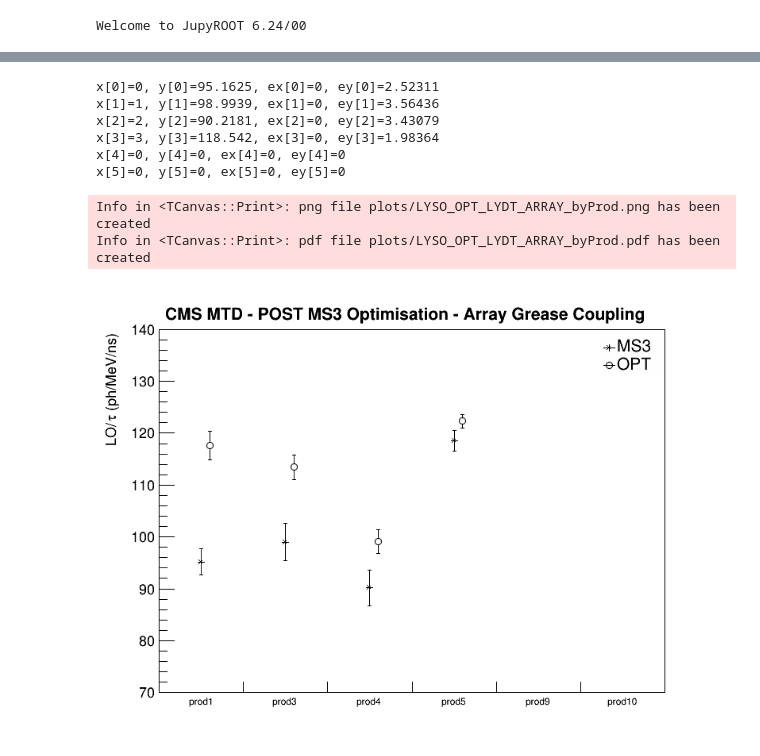
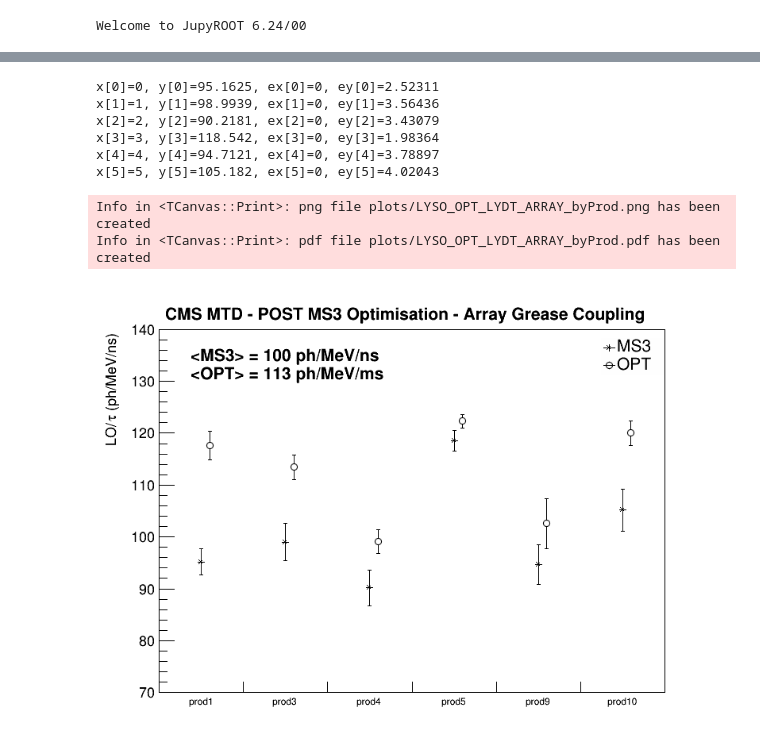
Before and after one commit to cquarant/LO_analysis, a Jupyter notebook: LYSO_OPT_array.ipynb, the cells around one changed output, grey strips where cells are left out. Drawn from its saved outputs; the diff is of its cells as text; code cells hidden in the pictures.

```diff
--- a/LYSO_OPT_array.ipynb
+++ b/LYSO_OPT_array.ipynb
@@ -10,6 +12,8 @@ g={}
 for tag in ['MS3','OPT']:
     for t in ['lyAbs','lyNorm','tau','lyDT']:
         g['%s_%s_PMT'%(t,tag)]=files['PMT'].Get('%s_%s'%(t,tag))
+g['LY_MS3_DRY']=files['MS3_DRY'].Get('ly_array')
+g['LY_OPT_DRY']=files['OPT_DRY'].Get('LY_OPT_DRY')
 # %%
 arrays={}
 arrays['MS3']={
@@ -17,6 +21,8 @@ arrays['MS3']={
     586:{'file':'data/tree_FirstRun006096_LastRun006099_ARRAY000586_OVSCAN_SUMMARY.root','prod':3},
     708:{'file':'data/tree_FirstRun006108_LastRun006111_ARRAY000708_OVSCAN_SUMMARY.root','prod':4},
     531:{'file':'data/tree_FirstRun006120_LastRun006123_ARRAY000531_OVSCAN_SUMMARY.root','prod':5},
+    606:{'file':'data/tree_FirstRun006134_LastRun006137_ARRAY000606_OVSCAN_SUMMARY.root','prod':9},
+    481:{'file':'data/tree_FirstRun006152_LastRun006155_ARRAY000481_OVSCAN_SUMMARY.root','prod':10},
 }
 
 arrays['OPT']={
@@ -24,6 +30,8 @@ arrays['OPT']={
     805:{'file':'data/tree_FirstRun006102_LastRun006105_ARRAY000805_OVSCAN_SUMMARY.root','prod':3},
     799:{'file':'data/tree_FirstRun006114_LastRun006117_ARRAY000799_OVSCAN_SUMMARY.root','prod':4},
     800:{'file':'data/tree_FirstRun006126_LastRun006129_ARRAY000800_OVSCAN_SUMMARY.root','prod':5},
+    803:{'file':'data/tree_FirstRun006146_LastRun006149_ARRAY000803_OVSCAN_SUMMARY.root','prod':9},
+    796:{'file':'data/tree_FirstRun006158_LastRun006161_ARRAY000796_OVSCAN_SUMMARY.root','prod':10}
 }
 
 map_prod={
@@ -114,0 +236,16 @@ Info in <TCanvas::Print>: pdf file plots/LYSO_OPT_LY_ARRAY_byProd.pdf has been c
+# %%
+g['LY_DRY_GREASE_MS3'].Print()
+g['LY_DRY_GREASE_MS3'].Draw("AP*")
+g['LY_DRY_GREASE_MS3'].GetHistogram().GetYaxis().SetLimits(1.2,1.9)
+g['LY_DRY_GREASE_MS3'].GetHistogram().GetYaxis().SetRangeUser(1.2,1.9)
+g['LY_DRY_GREASE_MS3'].GetHistogram().GetYaxis().SetTitle("rel LO GREASE/DRY")
+g['LY_DRY_GREASE_OPT'].SetMarkerStyle(24)
+g['LY_DRY_GREASE_OPT'].SetMarkerSize(1.2)
+g['LY_DRY_GREASE_OPT'].Draw("PSAME")
+l.Draw()
+tL.DrawLatexNDC(0.11,0.92,'CMS MTD - POST MS3 Optimisation - Array Dry/Grease coupling')
+tL.DrawLatexNDC(0.15,0.83,'<MS3> = %.2f'%R.TMath.Mean(6,g['LY_DRY_GREASE_MS3'].GetY()))
+tL.DrawLatexNDC(0.15,0.79,'<OPT> = %.2f'%R.TMath.Mean(6,g['LY_DRY_GREASE_OPT'].GetY()))
+c1.Draw()
+for ext in ['png','pdf']:
+    c1.SaveAs('plots/LYSO_OPT_LY_DRY_GREASE_ARRAY_byProd.%s'%ext)
@@ -138,0 +288,16 @@ Info in <TCanvas::Print>: pdf file plots/LYSO_OPT_sigmaT_ARRAY_byProd.pdf has be
+# %%
+g['sigmaT_4V_MS3'].Print()
+g['sigmaT_4V_MS3'].Draw("AP*")
+g['sigmaT_4V_MS3'].GetHistogram().GetYaxis().SetLimits(90,150)
+g['sigmaT_4V_MS3'].GetHistogram().GetYaxis().SetRangeUser(90,150)
+g['sigmaT_4V_MS3'].GetHistogram().GetYaxis().SetTitle("#sigma_{t} @ 4V (ps)")
+g['sigmaT_4V_OPT'].SetMarkerStyle(24)
+g['sigmaT_4V_OPT'].SetMarkerSize(1.2)
+g['sigmaT_4V_OPT'].Draw("PSAME")
+l.Draw()
+tL.DrawLatexNDC(0.11,0.92,'CMS MTD - POST MS3 Optimisation - Array Grease coupling')
+tL.DrawLatexNDC(0.15,0.83,'<MS3> = %.0f ps'%R.TMath.Mean(6,g['sigmaT_4V_MS3'].GetY()))
+tL.DrawLatexNDC(0.15,0.79,'<OPT> = %.0f ps'%R.TMath.Mean(6,g['sigmaT_4V_OPT'].GetY()))
+c1.Draw()
+for ext in ['png','pdf']:
+    c1.SaveAs('plots/LYSO_OPT_sigmaT4V_ARRAY_byProd.%s'%ext)
@@ -139,27 +314,29 @@ Info in <TCanvas::Print>: pdf file plots/LYSO_OPT_sigmaT_ARRAY_byProd.pdf has be
 # %%
 g['LYDT_MS3'].Print()
 g['LYDT_MS3'].Draw("AP*")
 g['LYDT_MS3'].GetHistogram().GetYaxis().SetLimits(70,140)
 g['LYDT_MS3'].GetHistogram().GetYaxis().SetRangeUser(70,140)
 g['LYDT_MS3'].GetHistogram().GetYaxis().SetTitle("LO/#tau (ph/MeV/ns)")
 g['LYDT_OPT'].SetMarkerStyle(24)
 g['LYDT_OPT'].SetMarkerSize(1.2)
 g['LYDT_OPT'].Draw("PSAME")
 l.Draw()
 tL.DrawLatexNDC(0.11,0.92,'CMS MTD - POST MS3 Optimisation - Array Grease Coupling')
+tL.DrawLatexNDC(0.15,0.83,'<MS3> = %.0f ph/MeV/ns'%R.TMath.Mean(6,g['LYDT_MS3'].GetY()))
+tL.DrawLatexNDC(0.15,0.79,'<OPT> = %.0f ph/MeV/ms'%R.TMath.Mean(6,g['LYDT_OPT'].GetY()))
 c1.Draw()
 for ext in ['png','pdf']:
     c1.SaveAs('plots/LYSO_OPT_LYDT_ARRAY_byProd.%s'%ext)
 # %% [output]
 x[0]=0, y[0]=95.1625, ex[0]=0, ey[0]=2.52311
 x[1]=1, y[1]=98.9939, ex[1]=0, ey[1]=3.56436
 x[2]=2, y[2]=90.2181, ex[2]=0, ey[2]=3.43079
 x[3]=3, y[3]=118.542, ex[3]=0, ey[3]=1.98364
-x[4]=0, y[4]=0, ex[4]=0, ey[4]=0
-x[5]=0, y[5]=0, ex[5]=0, ey[5]=0
+x[4]=4, y[4]=94.7121, ex[4]=0, ey[4]=3.78897
+x[5]=5, y[5]=105.182, ex[5]=0, ey[5]=4.02043
 Info in <TCanvas::Print>: png file plots/LYSO_OPT_LYDT_ARRAY_byProd.png has been created
 Info in <TCanvas::Print>: pdf file plots/LYSO_OPT_LYDT_ARRAY_byProd.pdf has been created
-[figure, old version]
+[figure, new version]
 # %%
 g['XT_MS3'].Print()
 g['XT_MS3'].Draw("AP*")
```
Also changed, not shown: parts of 16 cells of this notebook, 4 other files.
